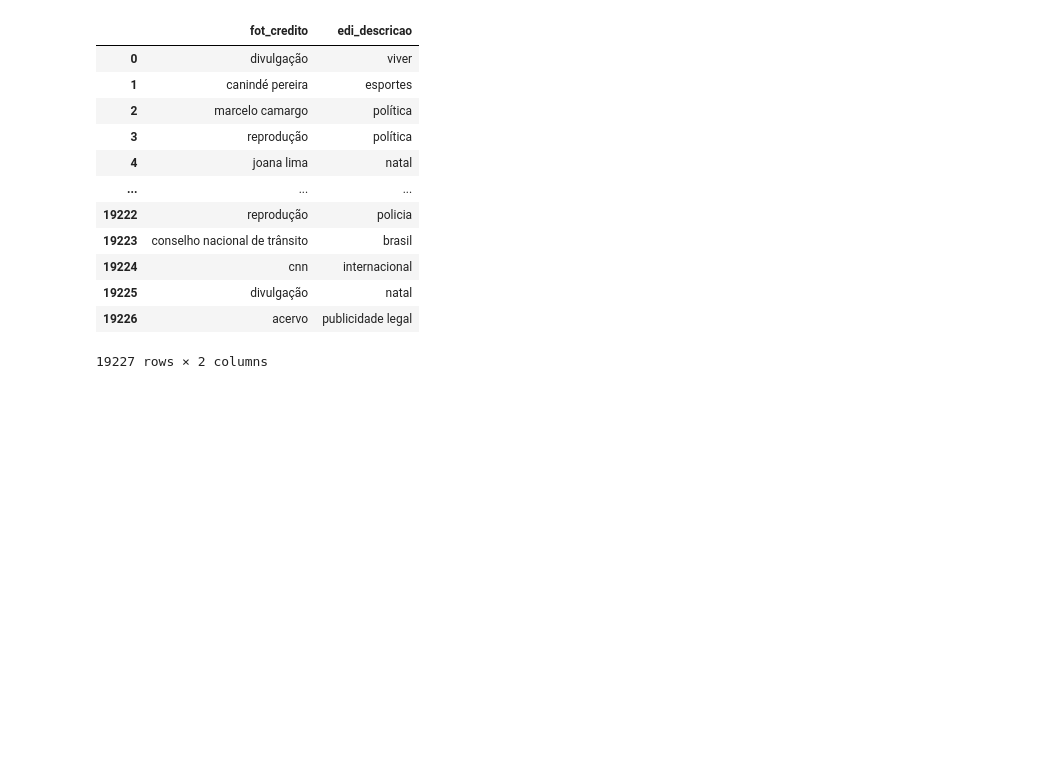
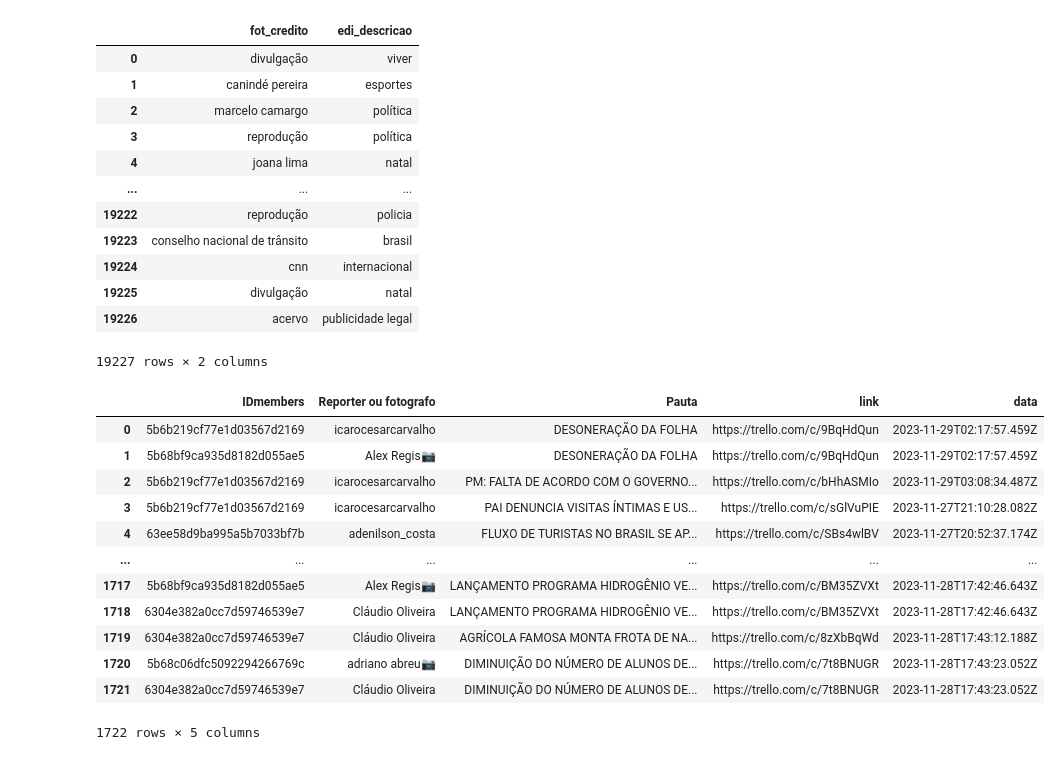
Before and after one commit to alisson002/Dashboard-TN, a Jupyter notebook: graficosPython.ipynb, the cells around one changed output. Cells and saved outputs as stored; diff of their text form; code cells hidden in the pictures; blank space fills up the shorter version.

```diff
--- a/graficosPython.ipynb
+++ b/graficosPython.ipynb
@@ -505,3 +505,36 @@ fotografos_edi
 | 19225 | divulgação | natal |
 | 19226 | acervo | publicidade legal |
 19227 rows × 2 columns
+# %%
+import pygal
+import pandas as pd
+import streamlit as st
+
+# Raios para os gráficos de rosca
+raio_interno = 0.7
+raio_half = 0.2
+
+'''RECEBENDO OS DF'''
+# Recebe a tabela com as notícias do impresso
+# low_memory=False por a tabela ser grande
+df_noticias_impresso = pd.read_csv('tabelas/impresso/dados_impresso.csv', low_memory=False)
+
+# Recebe a tabela com as notícias do impresso
+# low_memory=False por a tabela ser grande
+df_editorias_impresso = pd.read_csv('tabelas/impresso/EDI_impresso.csv', low_memory=False)
+
+df_noticias_impresso
+# %% [output]
+|  | IDmembers | Reporter ou fotografo | Pauta | link | data |
+| 0 | 5b6b219cf77e1d03567d2169 | icarocesarcarvalho | DESONERAÇÃO DA FOLHA | https://trello.com/c/9BqHdQun | 2023-11-29T02:17:57.459Z |
+| 1 | 5b68bf9ca935d8182d055ae5 | Alex Regis📷 | DESONERAÇÃO DA FOLHA | https://trello.com/c/9BqHdQun | 2023-11-29T02:17:57.459Z |
+| 2 | 5b6b219cf77e1d03567d2169 | icarocesarcarvalho | PM: FALTA DE ACORDO COM O GOVERNO... | https://trello.com/c/bHhASMIo | 2023-11-29T03:08:34.487Z |
+| 3 | 5b6b219cf77e1d03567d2169 | icarocesarcarvalho | PAI DENUNCIA VISITAS ÍNTIMAS E US... | https://trello.com/c/sGlVuPIE | 2023-11-27T21:10:28.082Z |
+| 4 | 63ee58d9ba995a5b7033bf7b | adenilson_costa | FLUXO DE TURISTAS NO BRASIL SE AP... | https://trello.com/c/SBs4wlBV | 2023-11-27T20:52:37.174Z |
+| ... | ... | ... | ... | ... | ... |
+| 1717 | 5b68bf9ca935d8182d055ae5 | Alex Regis📷 | LANÇAMENTO PROGRAMA HIDROGÊNIO VE... | https://trello.com/c/BM35ZVXt | 2023-11-28T17:42:46.643Z |
+| 1718 | 6304e382a0cc7d59746539e7 | Cláudio Oliveira | LANÇAMENTO PROGRAMA HIDROGÊNIO VE... | https://trello.com/c/BM35ZVXt | 2023-11-28T17:42:46.643Z |
+| 1719 | 6304e382a0cc7d59746539e7 | Cláudio Oliveira | AGRÍCOLA FAMOSA MONTA FROTA DE NA... | https://trello.com/c/8zXbBqWd | 2023-11-28T17:43:12.188Z |
+| 1720 | 5b68c06dfc5092294266769c | adriano abreu📷 | DIMINUIÇÃO DO NÚMERO DE ALUNOS DE... | https://trello.com/c/7t8BNUGR | 2023-11-28T17:43:23.052Z |
+| 1721 | 6304e382a0cc7d59746539e7 | Cláudio Oliveira | DIMINUIÇÃO DO NÚMERO DE ALUNOS DE... | https://trello.com/c/7t8BNUGR | 2023-11-28T17:43:23.052Z |
+1722 rows × 5 columns
```
Also changed, not shown: 3 other files.
